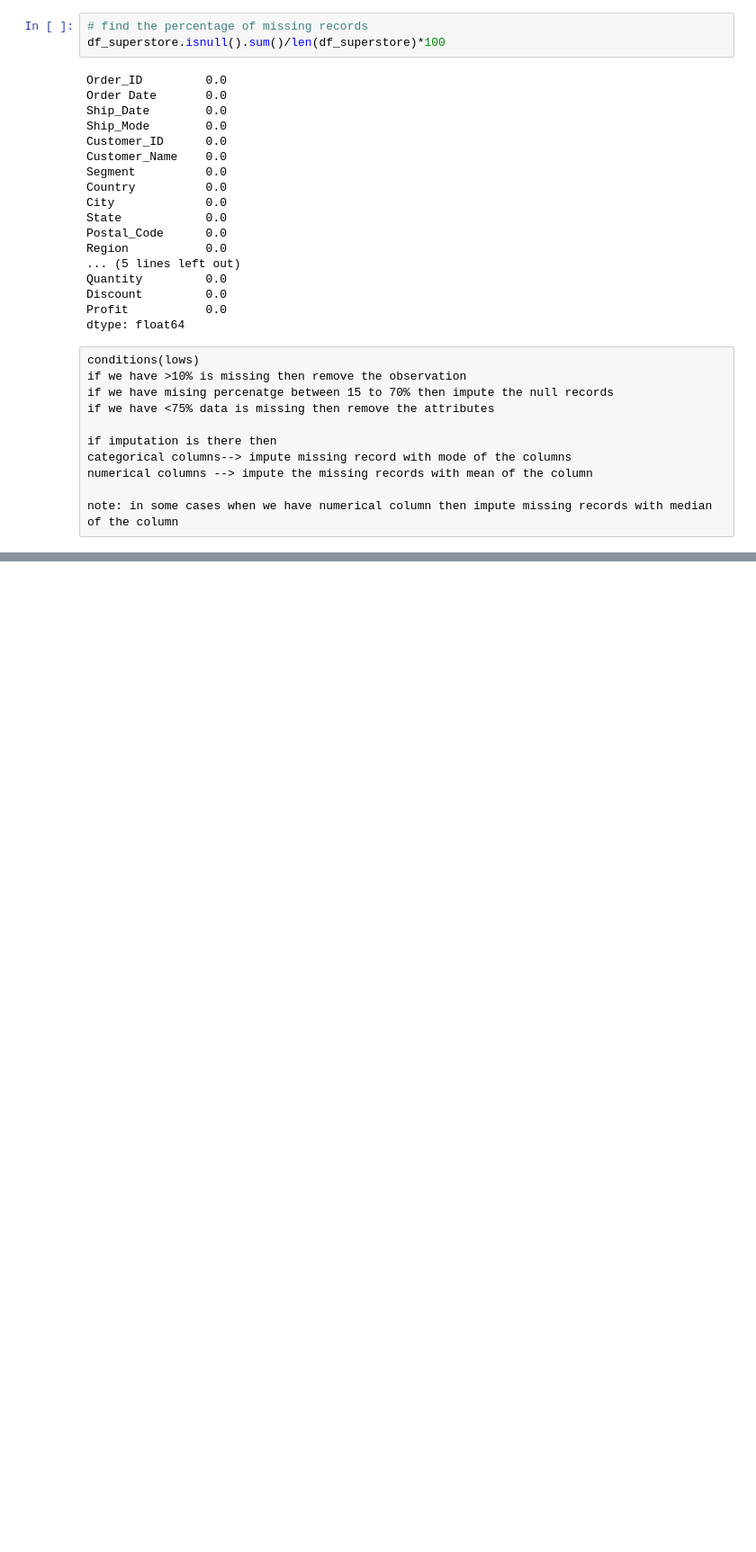
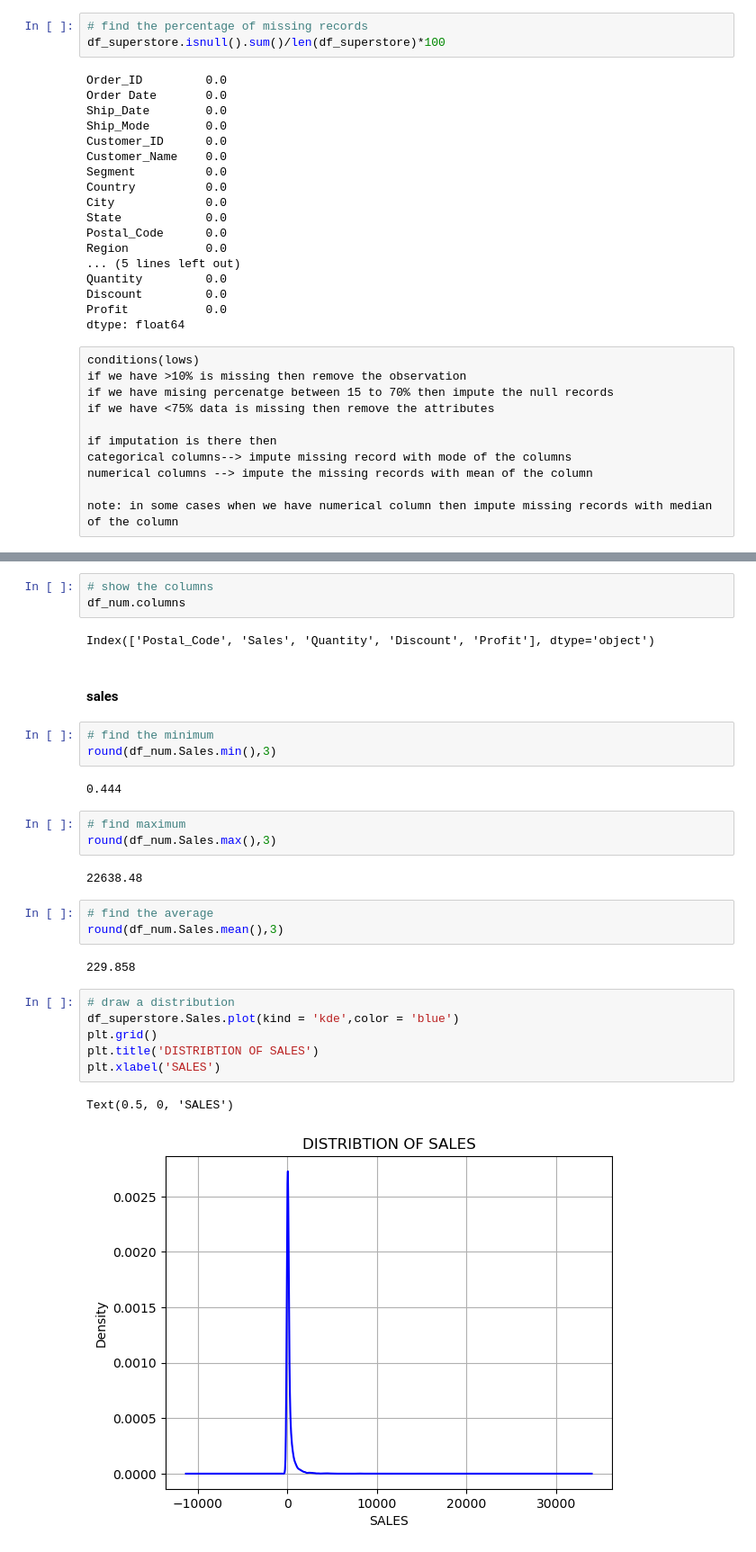
Before and after one commit to Rits0p/data-analytics-process-, a Jupyter notebook: data analytics on super store data/super store data analytics.ipynb, the cells around one changed output, grey strips where cells are left out. Shown: that part at 90% size. Drawn from its saved outputs; the diff is of its cells as text; blank space fills up the shorter version.

```diff
--- a/data analytics on super store data/super store data analytics.ipynb
+++ b/data analytics on super store data/super store data analytics.ipynb
@@ -203,0 +254,31 @@ note: in some cases when we have numerical column then impute missing records wi
+# %%
+# show the columns
+df_num.columns
+# %% [output]
+Index(['Postal_Code', 'Sales', 'Quantity', 'Discount', 'Profit'], dtype='object')
+# %% [markdown]
+####  sales
+# %%
+# find the minimum
+round(df_num.Sales.min(),3)
+# %% [output]
+0.444
+# %%
+# find maximum
+round(df_num.Sales.max(),3)
+# %% [output]
+22638.48
+# %%
+# find the average
+round(df_num.Sales.mean(),3)
+# %% [output]
+229.858
+# %%
+# draw a distribution
+df_superstore.Sales.plot(kind = 'kde',color = 'blue')
+plt.grid()
+plt.title('DISTRIBTION OF SALES')
+plt.xlabel('SALES')
+# %% [output]
+Text(0.5, 0, 'SALES')
+[figure, added]
```
Also changed, not shown: parts of 63 cells of this notebook.
